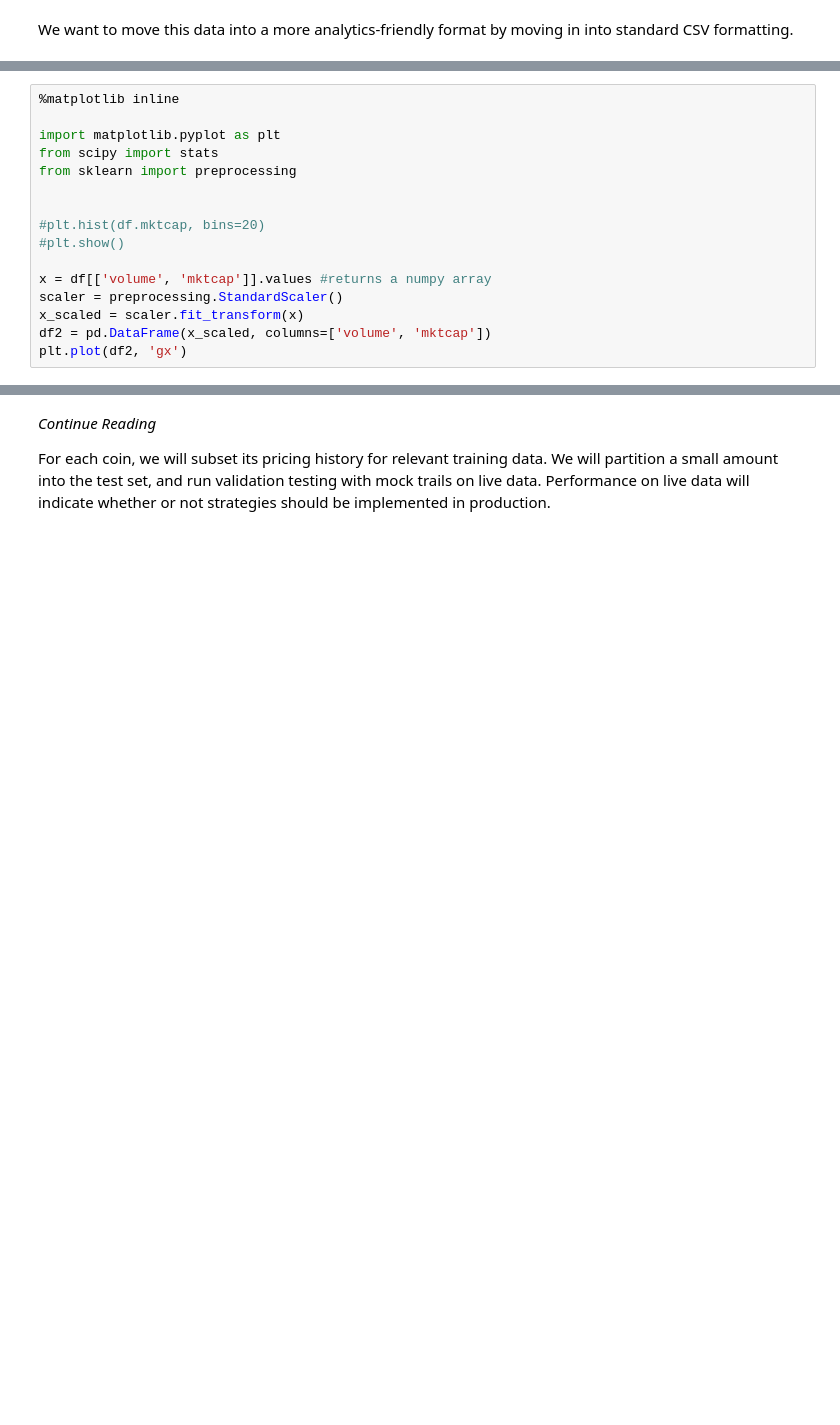
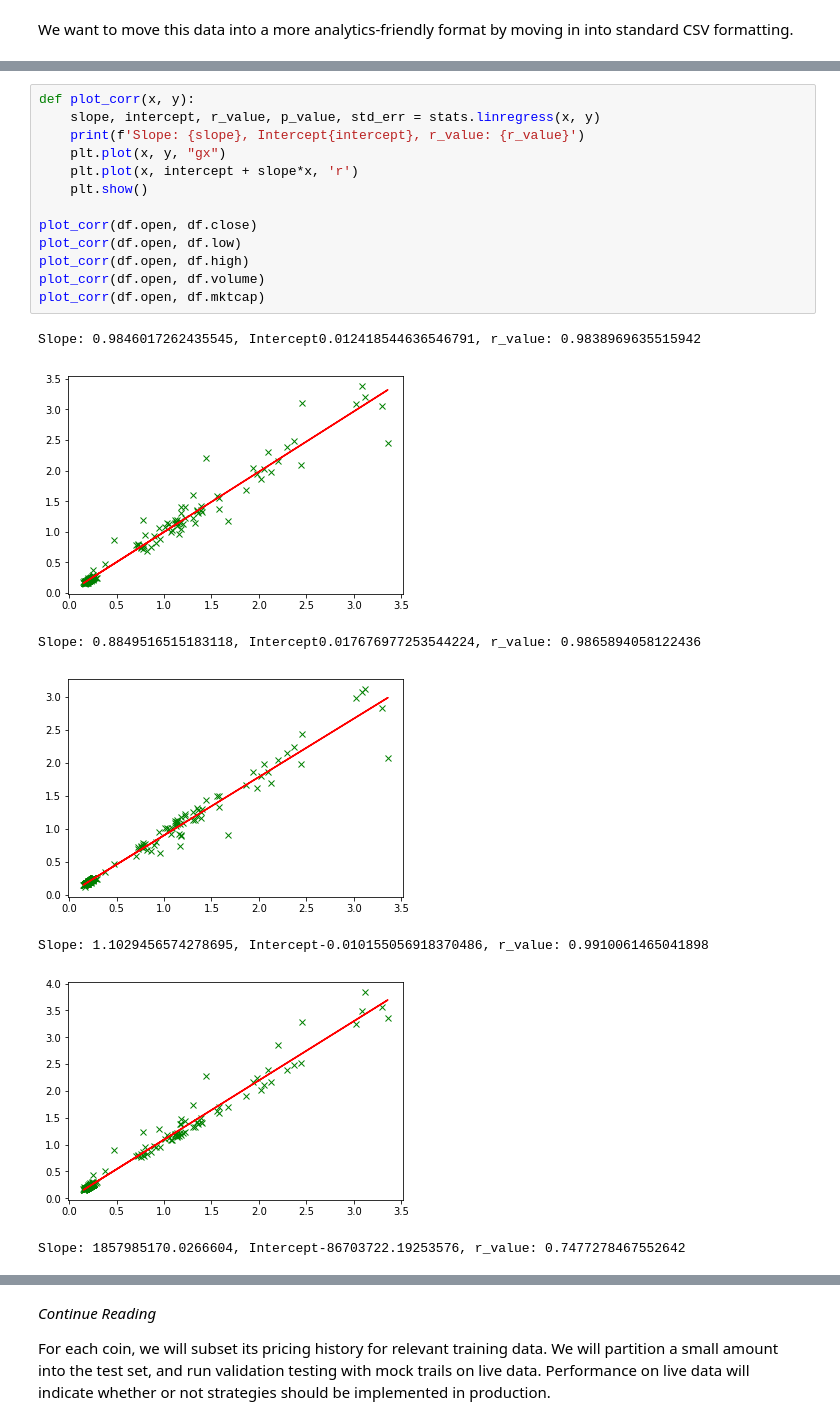
Before and after one commit to welsny/crypto-analysis, a Jupyter notebook: Strategies.ipynb, the cells around one changed output, grey strips where cells are left out. Drawn from its saved outputs; the diff is of its cells as text; blank space fills up the shorter version.

```diff
--- a/Strategies.ipynb
+++ b/Strategies.ipynb
@@ -65,16 +64,0 @@ Before we train models on this data, we should first identify clusters within ou
-# %%
-%matplotlib inline
-
-import matplotlib.pyplot as plt
-from scipy import stats
-from sklearn import preprocessing
-
-
-#plt.hist(df.mktcap, bins=20)
-#plt.show()
-
-x = df[['volume', 'mktcap']].values #returns a numpy array
-scaler = preprocessing.StandardScaler()
-x_scaled = scaler.fit_transform(x)
-df2 = pd.DataFrame(x_scaled, columns=['volume', 'mktcap'])
-plt.plot(df2, 'gx')
@@ -84,0 +67,21 @@ plt.plot(df2, 'gx')
+# %%
+def plot_corr(x, y):
+    slope, intercept, r_value, p_value, std_err = stats.linregress(x, y)
+    print(f'Slope: {slope}, Intercept{intercept}, r_value: {r_value}')
+    plt.plot(x, y, "gx")
+    plt.plot(x, intercept + slope*x, 'r')
+    plt.show()
+
+plot_corr(df.open, df.close)
+plot_corr(df.open, df.low)
+plot_corr(df.open, df.high)
+plot_corr(df.open, df.volume)
+plot_corr(df.open, df.mktcap)
+# %% [output]
+Slope: 0.9846017262435545, Intercept0.012418544636546791, r_value: 0.9838969635515942
+[figure, added]
+Slope: 0.8849516515183118, Intercept0.017676977253544224, r_value: 0.9865894058122436
+[figure, added]
+Slope: 1.1029456574278695, Intercept-0.010155056918370486, r_value: 0.9910061465041898
+[figure, added]
+Slope: 1857985170.0266604, Intercept-86703722.19253576, r_value: 0.7477278467552642
```
Also changed, not shown: parts of 17 cells of this notebook, 1 other file.
